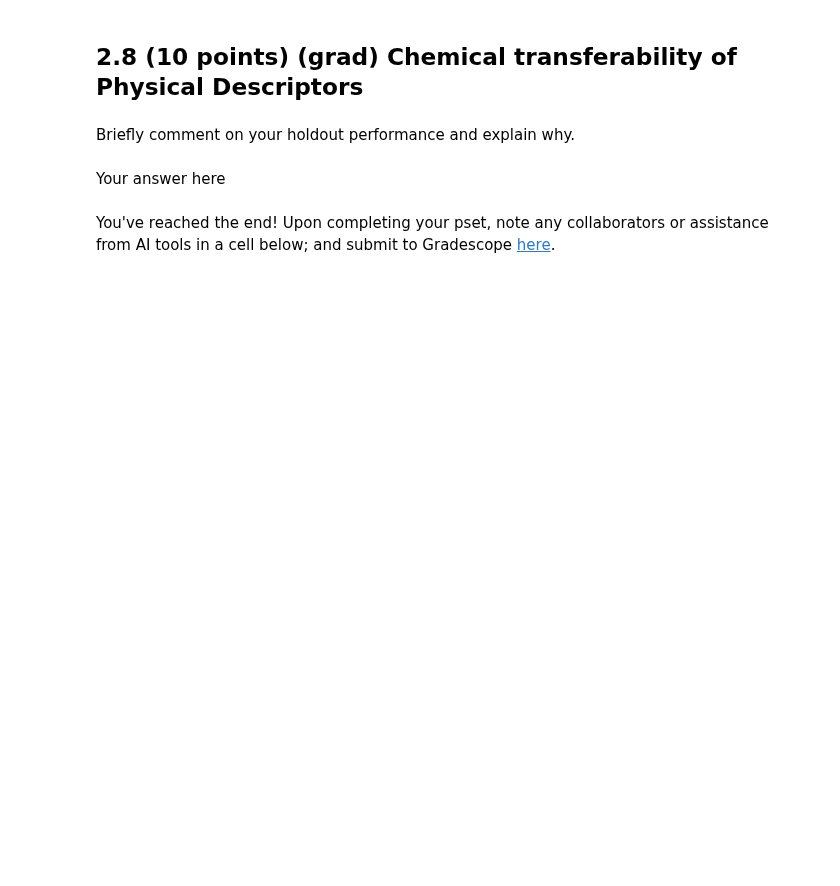
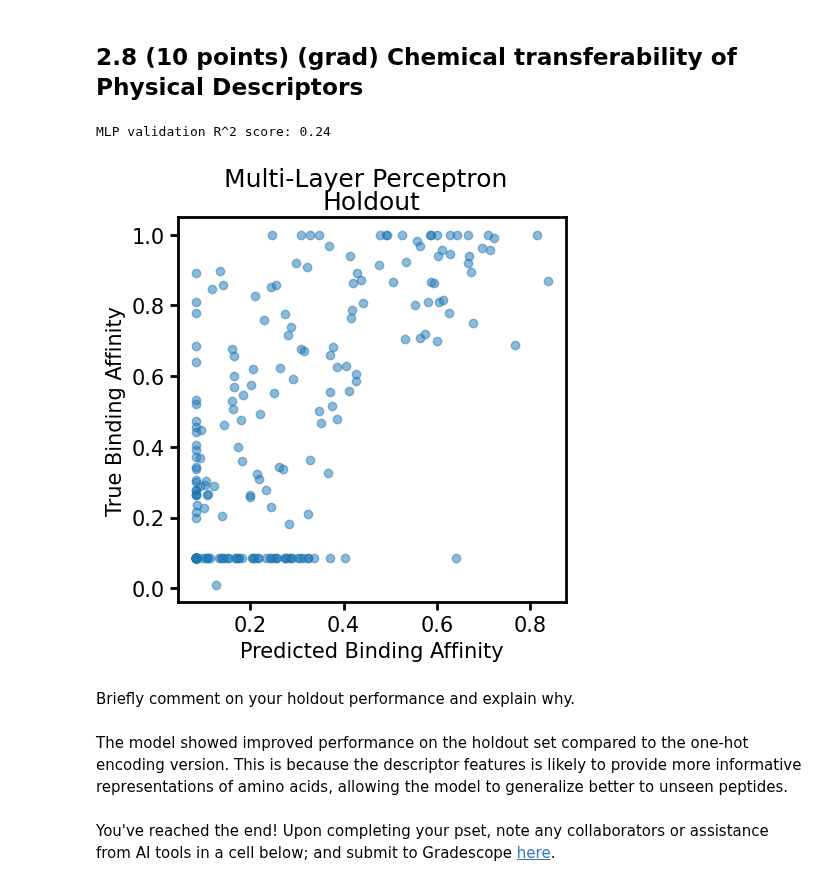
Before and after one commit to kexindon/ML4MolEng, a Jupyter notebook: psets/ps1-bio/pset1_kd.ipynb, the cells around one changed output. Cells and saved outputs as stored; diff of their text form; code cells hidden in the pictures; blank space fills up the shorter version.

```diff
--- a/psets/ps1-bio/pset1_kd.ipynb
+++ b/psets/ps1-bio/pset1_kd.ipynb
@@ -898,6 +1022,32 @@ print("MLP holdout R^2 score: {:.2f}".format(r2_score(y_holdout, yhat_holdout)))
+# %%
+ba_holdout = pd.read_csv("ba_holdout.csv")
+
+X_holdout = np.array([
+    peptide_to_descriptor(p, amino_acid_df)
+    for p in ba_holdout["Peptide"]
+])
+y_holdout = ba_holdout["Binding Affinity"].values
+X_holdout = scaler.transform(X_holdout)
+
+model.eval()
+with torch.no_grad():
+    yhat_holdout = model(torch.Tensor(X_holdout).to(device)).squeeze().cpu().numpy()
+# %%
+fig, ax = plt.subplots(nrows=1, ncols=1, figsize=(5, 5))
+ax.scatter(yhat_holdout, y_holdout, label='Train', alpha=0.5)
+
+ax.set_ylabel("True Binding Affinity")
+ax.set_xlabel("Predicted Binding Affinity")
+ax.set_title('Holdout')
+fig.suptitle('Multi-Layer Perceptron')
+
+print("MLP validation R^2 score: {:.2f}".format(r2_score(y_holdout, yhat_holdout)))
+# %% [output]
+MLP validation R^2 score: 0.24
+[figure, added]
 # %% [markdown]
 Briefly comment on your holdout performance and explain why.
 # %% [markdown]
-Your answer here
+The model showed improved performance on the holdout set compared to the one-hot encoding version. This is because the descriptor features is likely to provide more informative representations of amino acids, allowing the model to generalize better to unseen peptides.
 # %% [markdown]
 You've reached the end! Upon completing your pset, note any collaborators or assistance from AI tools in a cell below; and submit to Gradescope [here](https://www.gradescope.com/courses/1011324/assignments/6007173/).
```
Also changed, not shown: parts of 21 cells of this notebook, 6 other files.
